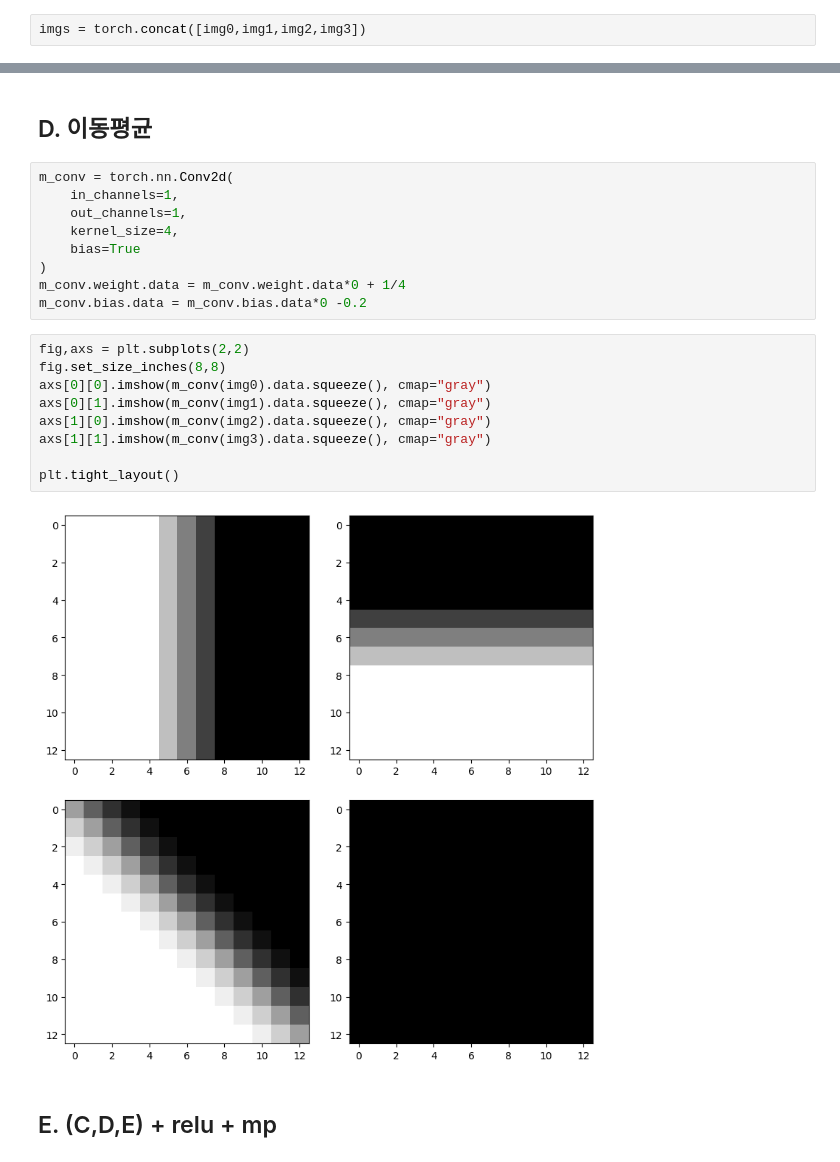
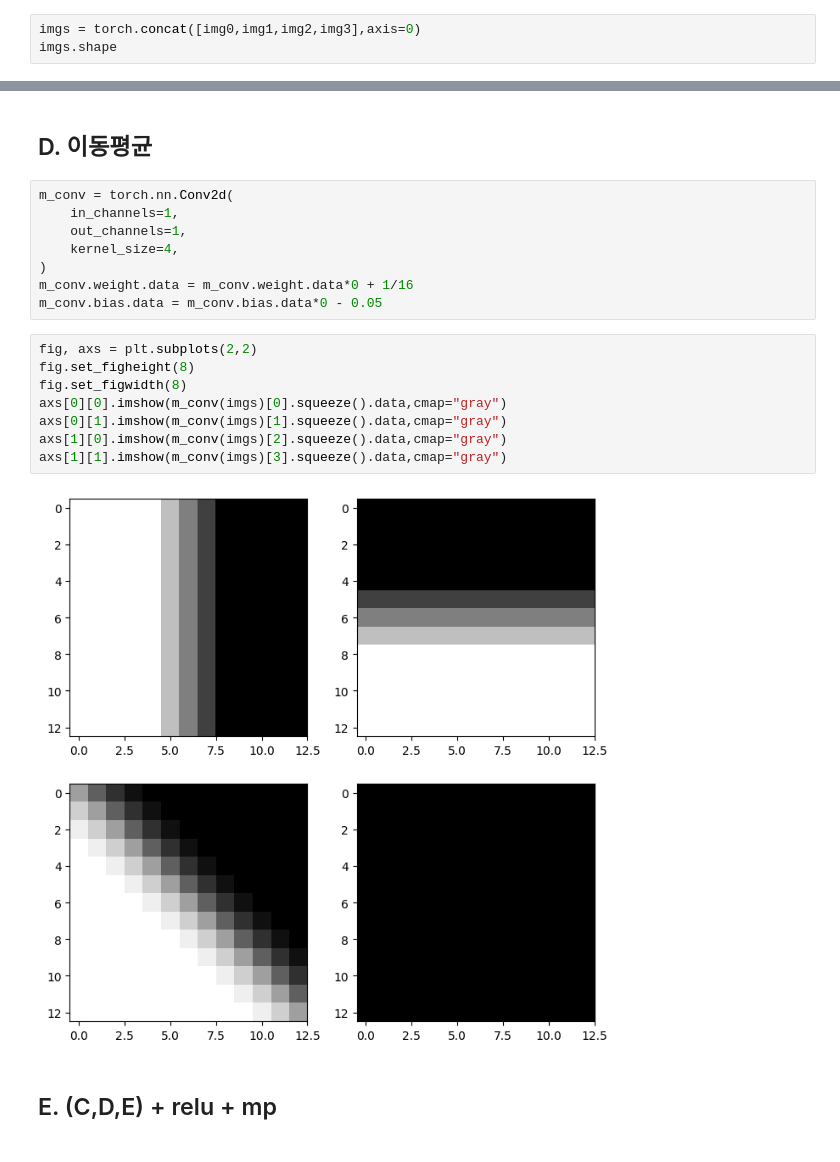
Before and after one commit to KimDoYoung1997/DL2025, a Jupyter notebook: docs/posts/07wk-2.out.ipynb, the cells around one changed output, grey strips where cells are left out. Drawn from its saved outputs; the diff is of its cells as text.

```diff
--- a/docs/posts/07wk-2.out.ipynb
+++ b/docs/posts/07wk-2.out.ipynb
@@ -200,4 +194,5 @@ plt.tight_layout()
 # %%
-imgs = torch.concat([img0,img1,img2,img3])
+imgs = torch.concat([img0,img1,img2,img3],axis=0)
+imgs.shape
 # %% [markdown]
 ## B. 세로엣지
@@ -256,21 +253,19 @@ m_conv = torch.nn.Conv2d(
     in_channels=1,
     out_channels=1,
     kernel_size=4,
-    bias=True
 )
-m_conv.weight.data = m_conv.weight.data*0 + 1/4
-m_conv.bias.data = m_conv.bias.data*0 -0.2
+m_conv.weight.data = m_conv.weight.data*0 + 1/16
+m_conv.bias.data = m_conv.bias.data*0 - 0.05
 # %%
-fig,axs = plt.subplots(2,2)
-fig.set_size_inches(8,8)
-axs[0][0].imshow(m_conv(img0).data.squeeze(), cmap="gray")
-axs[0][1].imshow(m_conv(img1).data.squeeze(), cmap="gray")
-axs[1][0].imshow(m_conv(img2).data.squeeze(), cmap="gray")
-axs[1][1].imshow(m_conv(img3).data.squeeze(), cmap="gray")
-
-plt.tight_layout()
+fig, axs = plt.subplots(2,2)
+fig.set_figheight(8)
+fig.set_figwidth(8)
+axs[0][0].imshow(m_conv(imgs)[0].squeeze().data,cmap="gray")
+axs[0][1].imshow(m_conv(imgs)[1].squeeze().data,cmap="gray")
+axs[1][0].imshow(m_conv(imgs)[2].squeeze().data,cmap="gray")
+axs[1][1].imshow(m_conv(imgs)[3].squeeze().data,cmap="gray")
 # %% [output]
-[figure, old version]
+[figure, new version]
 # %% [markdown]
 ## E. (C,D,E) + relu + mp
 # %%
```
Also changed, not shown: parts of 33 cells of this notebook, 35 other files.
